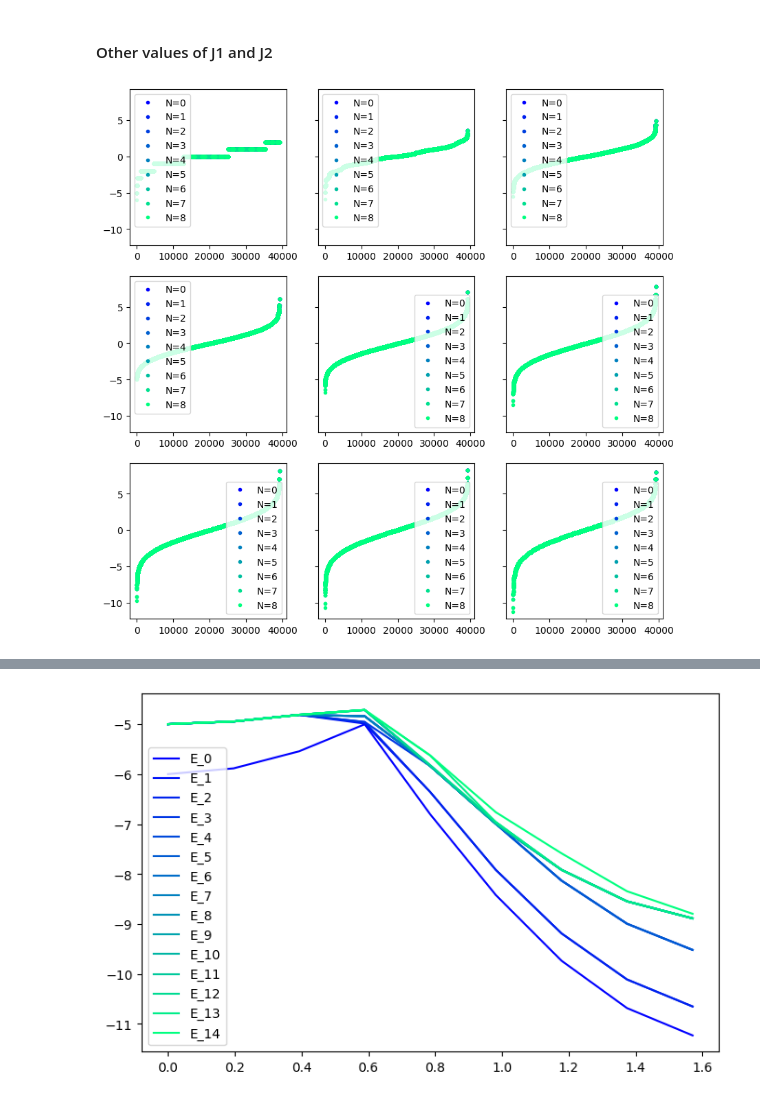
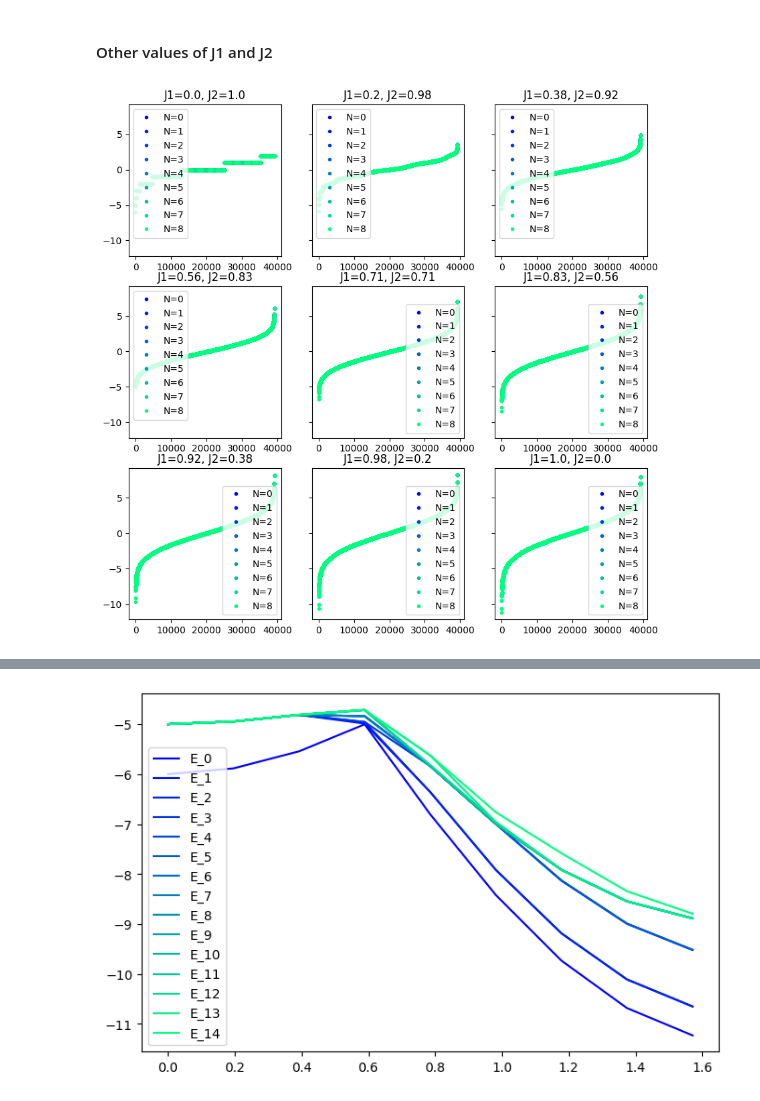
Before and after one commit to Cool-stanza/Shastry-Sutherland-model, a Jupyter notebook: exact diagonalization 4x4 Shastry Sutherland.ipynb, the cells around one changed output, grey strips where cells are left out. Cells and saved outputs as stored; diff of their text form; code cells hidden in the pictures.

```diff
--- a/exact diagonalization 4x4 Shastry Sutherland.ipynb
+++ b/exact diagonalization 4x4 Shastry Sutherland.ipynb
@@ -211,41 +204,45 @@ plt.show()
 # %% [markdown]
 #### Other values of J1 and J2
 # %%
-folder = ["J1=0.0_J2=1.0/", "J1=0.2_J2=0.98/","J1=0.38_J2=0.92/","J1=0.56_J2=0.83/", "J1=0.71_J2=0.71/", "J1=0.83_J2=0.56/", "J1=0.92_J2=0.38/", "J1=0.98_J2=0.2/", "J1=1.0_J2=0.0/"]
+folder = ["J1=0.0_J2=1.0/", "J1=0.2_J2=0.98/","J1=0.38_J2=0.92/",
+          "J1=0.56_J2=0.83/", "J1=0.71_J2=0.71/", "J1=0.83_J2=0.56/",
+          "J1=0.92_J2=0.38/", "J1=0.98_J2=0.2/", "J1=1.0_J2=0.0/"]
 all_theta = [i*np.pi/16 for i in range(9)]
 
 eigvals_dict = {}
 labels_dict = {}
 
 fig, axes = plt.subplots(3,3, figsize=(10, 10), sharey=True)
 for F, ax in enumerate(axes.flatten()):
 
-
     colormap = get_cmap("winter")
     colors = colormap(np.linspace(0, 1, 9))
 
     all_eigvals = []
     all_labels = []
     for i in range(9):
-        a=np.load(save_path+folder[F]+f"eigvals block N={i}/"+f"eigvals_N={i}.npy")
-        all_eigvals.extend(a)
-        all_labels.extend([i]*len(a))
+        eigvals = np.load(save_path+folder[F]+f"eigvals block N={i}/"+f"eigvals_N={i}.npy")
+        all_eigvals.extend(eigvals)
+        all_labels.extend([i]*len(eigvals))
 
     all_eigvals = np.array(all_eigvals)
     all_labels = np.array(all_labels)
+
     sorted_indices = np.argsort(all_eigvals)
     all_eigvals_sorted = all_eigvals[sorted_indices]
     all_labels_sorted = all_labels[sorted_indices]
 
     for i in range(9):
         mask = all_labels_sorted == i
         ax.plot(np.where(mask)[0], all_eigvals_sorted[mask], '.', color=colors[i], label=f"N={i}")
-
+    J1 = np.sin(all_theta[F])
+    J2 = np.cos(all_theta[F])
+    ax.set_title(f'J1={round(J1,2)}, J2={round(J2,2)}')
     ax.legend()
 
     eigvals_dict[f'all_theta_{F}'] = all_eigvals_sorted
     labels_dict[f'all_theta_{F}'] = all_labels_sorted
 
 plt.show()
 # %% [output]
-[figure, old version]
+[figure, new version]
```
Also changed, not shown: parts of 12 cells of this notebook, 2 other files.
